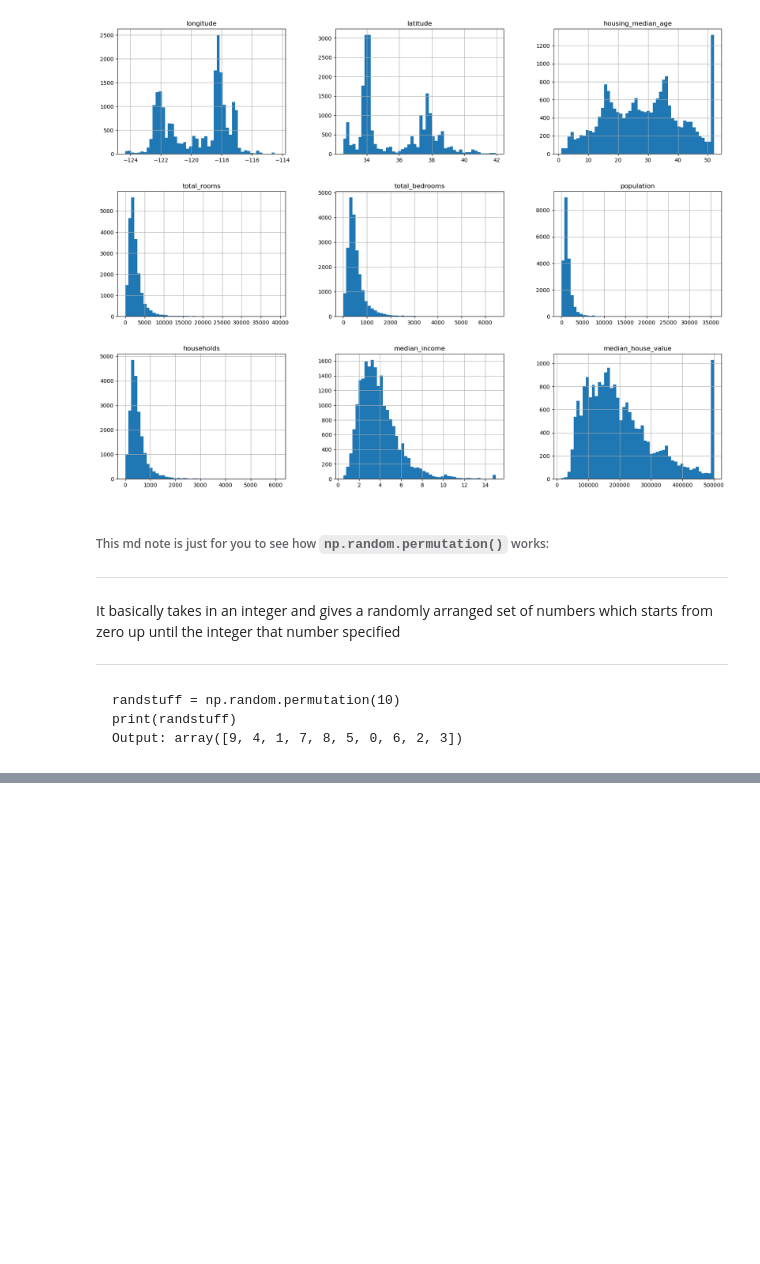
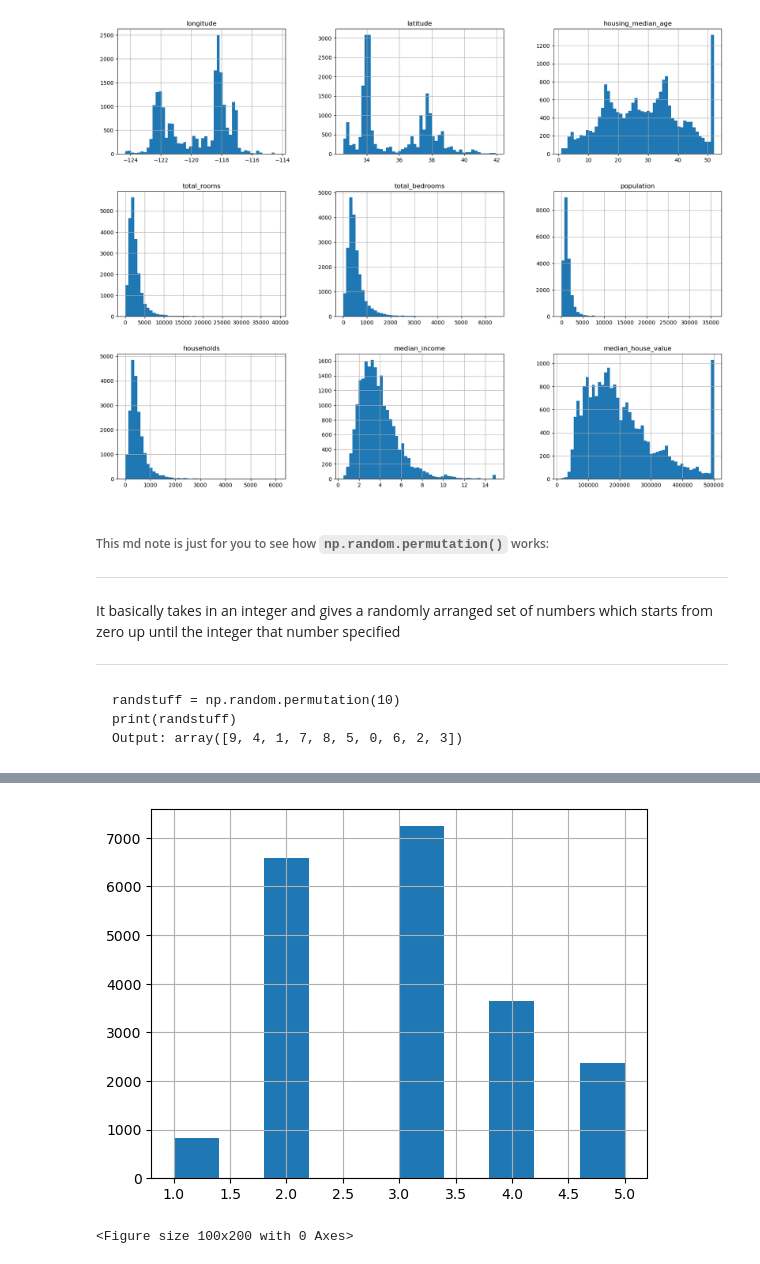
Before and after one commit to Ronnie5562/ML002, a Jupyter notebook: Section3/Hands_on_ml_book/Housing 🏠🏠🏠.ipynb, the cells around one changed output, grey strips where cells are left out. Drawn from its saved outputs; the diff is of its cells as text; code cells hidden in the pictures; blank space fills up the shorter version.

```diff
--- a/Section3/Hands_on_ml_book/Housing 🏠🏠🏠.ipynb
+++ b/Section3/Hands_on_ml_book/Housing 🏠🏠🏠.ipynb
@@ -137,0 +127,13 @@ plt.show()
+# %%
+housing_df["income_categories"] = pd.cut(
+    housing_df["median_income"],
+    bins=[0., 1.5, 3.0, 4.5, 6., np.inf],
+    labels=[1, 2, 3, 4, 5]
+)
+housing_df["income_categories"].hist()
+plt.figure(figsize=(1, 2))
+plt.tight_layout()
+plt.show()
+# %% [output]
+[figure, added]
+<Figure size 100x200 with 0 Axes>
```
Also changed, not shown: parts of 14 cells of this notebook.
